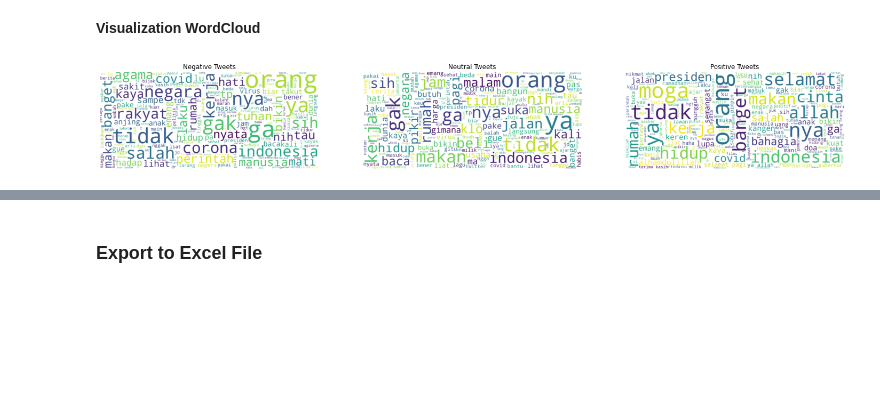
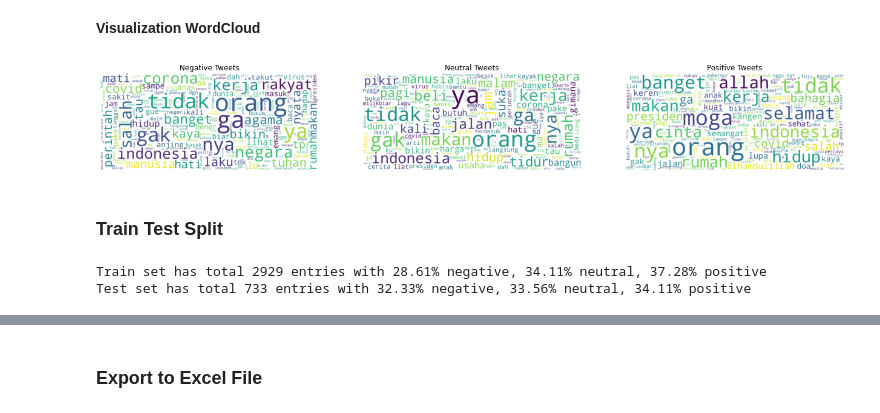
Before and after one commit to farhanalfaa/twitter-sentiment-analysis, a Jupyter notebook: program/[Part_2]_Exploratory_Data_Analysis.ipynb, the cells around one changed output, grey strips where cells are left out. Saved outputs shown, nothing was run; the diff lists cells and outputs as text; code cells hidden in the pictures; blank space fills up the shorter version.

```diff
--- a/program/[Part_2]_Exploratory_Data_Analysis.ipynb
+++ b/program/[Part_2]_Exploratory_Data_Analysis.ipynb
@@ -350,20 +349,22 @@ wordcloud3 = WordCloud(width = 1800,
                       background_color='white',
                       max_font_size = 200).generate(pos_string)
 # %%
-fig, (ax1, ax2, ax3) = plt.subplots(1, 3, figsize=(25, 10))
+fig, (ax1, ax2, ax3) = plt.subplots(1, 3, figsize=(22, 12))
 
 ax1.imshow(wordcloud1, interpolation='bilinear')
 ax1.axis('off')
 ax1.set_title('Negative Tweets')
 
 ax2.imshow(wordcloud2, interpolation='bilinear')
 ax2.axis('off')
 ax2.set_title('Neutral Tweets')
 
 ax3.imshow(wordcloud3, interpolation='bilinear')
 ax3.axis('off')
 ax3.set_title('Positive Tweets')
 
 plt.show()
 # %% [output]
-[figure, old version]
+[figure, new version]
+# %% [markdown]
+### **Train Test Split**
@@ -369,0 +388,12 @@ plt.show()
+# %%
+print("Train set has total {0} entries with {1:.2f}% negative, {2:.2f}% neutral, {3:.2f}% positive".format(len(X_train),
+                                                                             train_neg_length,
+                                                                             train_neu_length,
+                                                                             train_pos_length))
+print("Test set has total {0} entries with {1:.2f}% negative, {2:.2f}% neutral, {3:.2f}% positive".format(len(X_test),
+                                                                             test_neg_length,
+                                                                             test_neu_length,
+                                                                             test_pos_length))
+# %% [output]
+Train set has total 2929 entries with 28.61% negative, 34.11% neutral, 37.28% positive
+Test set has total 733 entries with 32.33% negative, 33.56% neutral, 34.11% positive
```
Also changed, not shown: parts of 22 cells of this notebook.
